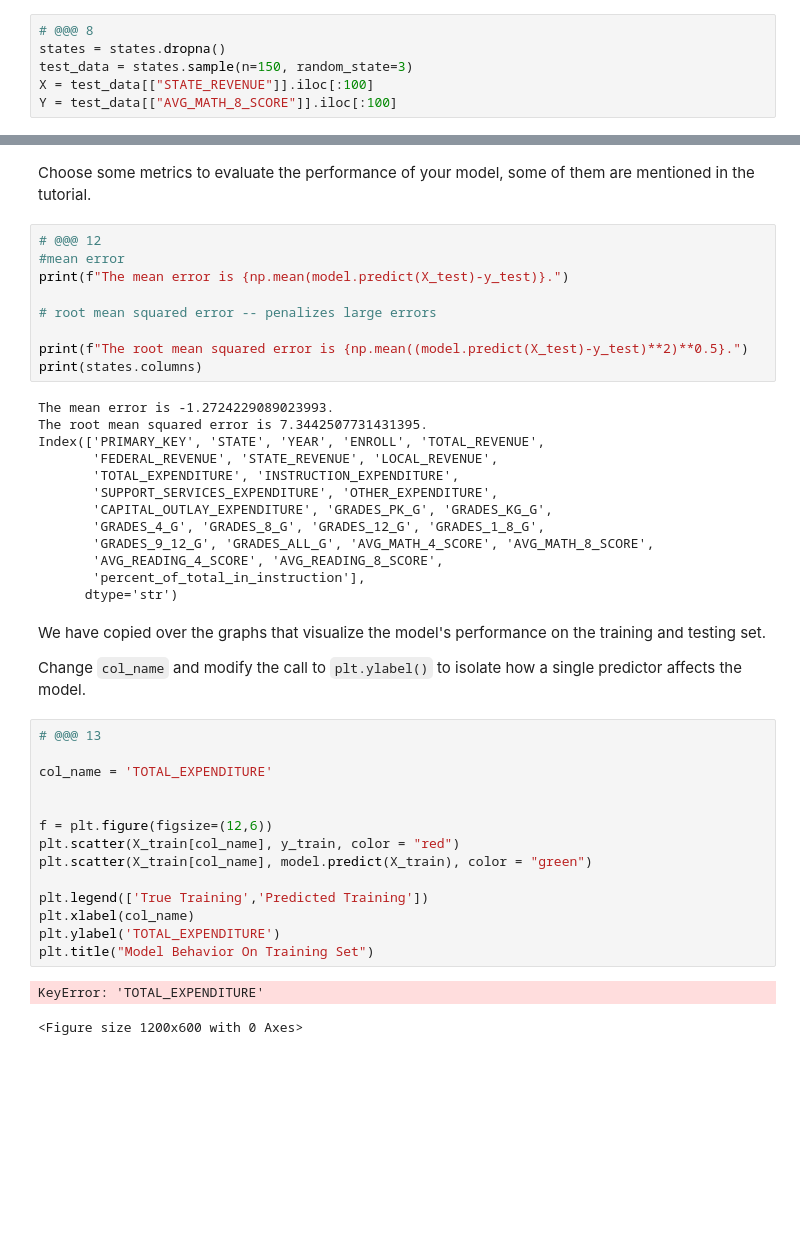
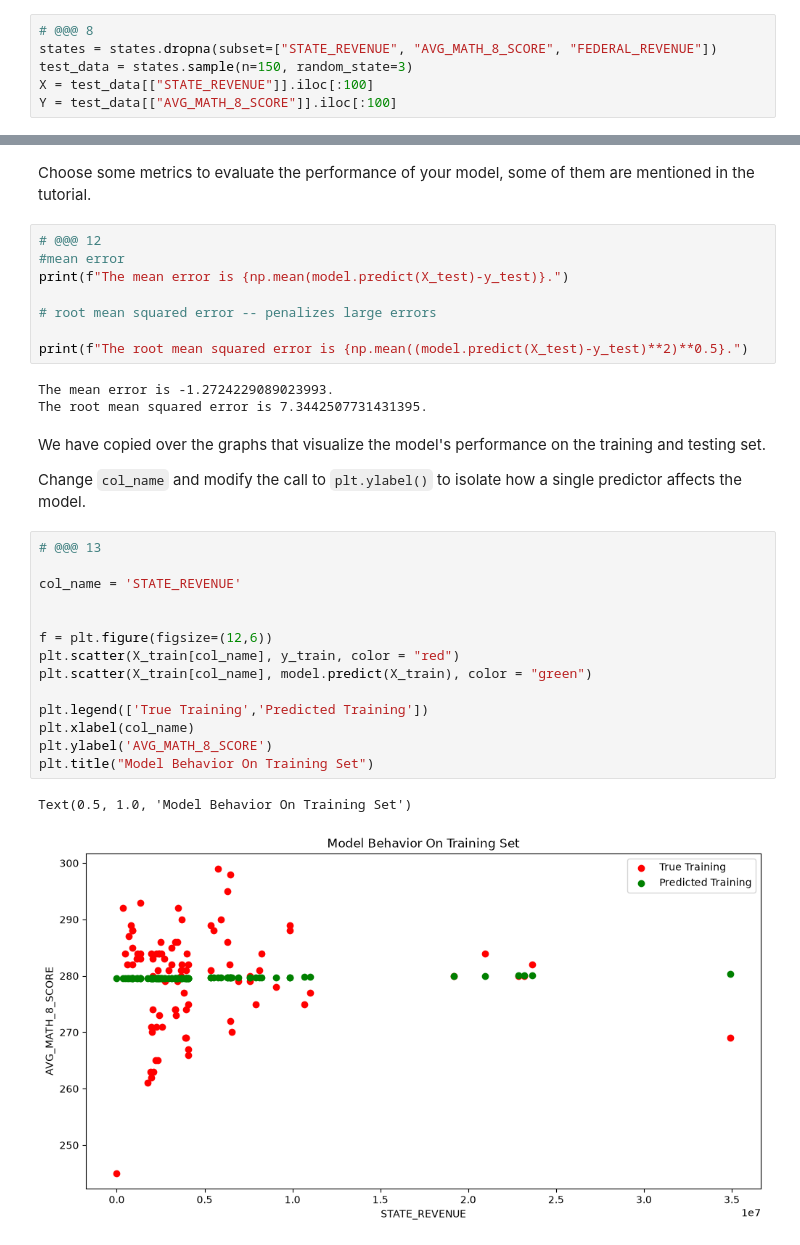
Before and after one commit to bhaavnas/MDST-Onboarding, a Jupyter notebook: tutorial1/checkpoint1.ipynb, the cells around one changed output, grey strips where cells are left out. Saved outputs shown, nothing was run; the diff lists cells and outputs as text; blank space fills up the shorter version.

```diff
--- a/tutorial1/checkpoint1.ipynb
+++ b/tutorial1/checkpoint1.ipynb
@@ -161,7 +161,7 @@ _Use this space to create train/test data_
 from sklearn.model_selection import train_test_split
 # %%
 # @@@ 8
-states = states.dropna()
+states = states.dropna(subset=["STATE_REVENUE", "AVG_MATH_8_SCORE", "FEDERAL_REVENUE"])
 test_data = states.sample(n=150, random_state=3)
 X = test_data[["STATE_REVENUE"]].iloc[:100]
 Y = test_data[["AVG_MATH_8_SCORE"]].iloc[:100]
@@ -199,20 +199,9 @@ print(f"The mean error is {np.mean(model.predict(X_test)-y_test)}.")
 # root mean squared error -- penalizes large errors
 
 print(f"The root mean squared error is {np.mean((model.predict(X_test)-y_test)**2)**0.5}.")
-print(states.columns)
 # %% [output]
 The mean error is -1.2724229089023993.
 The root mean squared error is 7.3442507731431395.
-Index(['PRIMARY_KEY', 'STATE', 'YEAR', 'ENROLL', 'TOTAL_REVENUE',
-       'FEDERAL_REVENUE', 'STATE_REVENUE', 'LOCAL_REVENUE',
-       'TOTAL_EXPENDITURE', 'INSTRUCTION_EXPENDITURE',
-       'SUPPORT_SERVICES_EXPENDITURE', 'OTHER_EXPENDITURE',
-       'CAPITAL_OUTLAY_EXPENDITURE', 'GRADES_PK_G', 'GRADES_KG_G',
-       'GRADES_4_G', 'GRADES_8_G', 'GRADES_12_G', 'GRADES_1_8_G',
-       'GRADES_9_12_G', 'GRADES_ALL_G', 'AVG_MATH_4_SCORE', 'AVG_MATH_8_SCORE',
-       'AVG_READING_4_SCORE', 'AVG_READING_8_SCORE',
-       'percent_of_total_in_instruction'],
-      dtype='str')
 # %% [markdown]
 We have copied over the graphs that visualize the model's performance on the training and testing set.
 
@@ -220,20 +209,20 @@ Change `col_name` and modify the call to `plt.ylabel()` to isolate how a single
 # %%
 # @@@ 13
 
-col_name = 'TOTAL_EXPENDITURE'
+col_name = 'STATE_REVENUE'
 
 
 f = plt.figure(figsize=(12,6))
 plt.scatter(X_train[col_name], y_train, color = "red")
 plt.scatter(X_train[col_name], model.predict(X_train), color = "green")
 
 plt.legend(['True Training','Predicted Training'])
 plt.xlabel(col_name)
-plt.ylabel('TOTAL_EXPENDITURE')
+plt.ylabel('AVG_MATH_8_SCORE')
 plt.title("Model Behavior On Training Set")
 # %% [output]
-KeyError: 'TOTAL_EXPENDITURE'
+Text(0.5, 1.0, 'Model Behavior On Training Set')
-<Figure size 1200x600 with 0 Axes>
+[figure, added]
 # %%
 # @@@ 14
 
```
Also changed, not shown: parts of 1 cell of this notebook.
